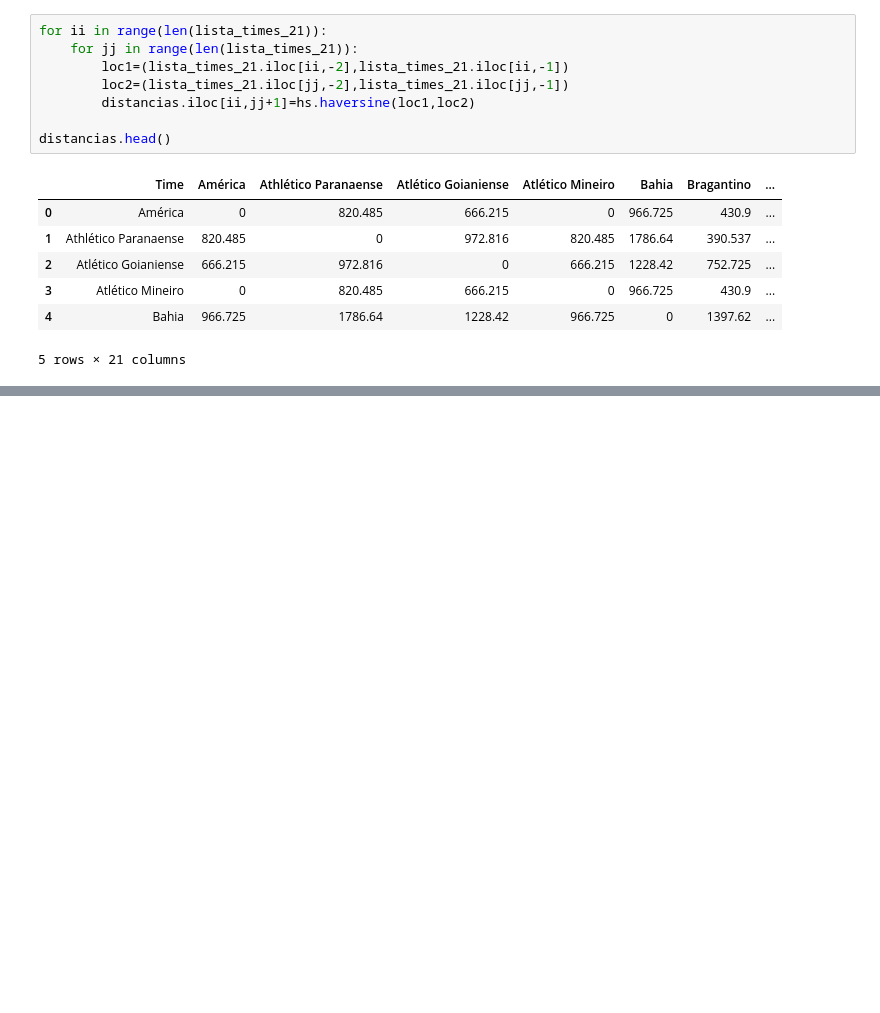
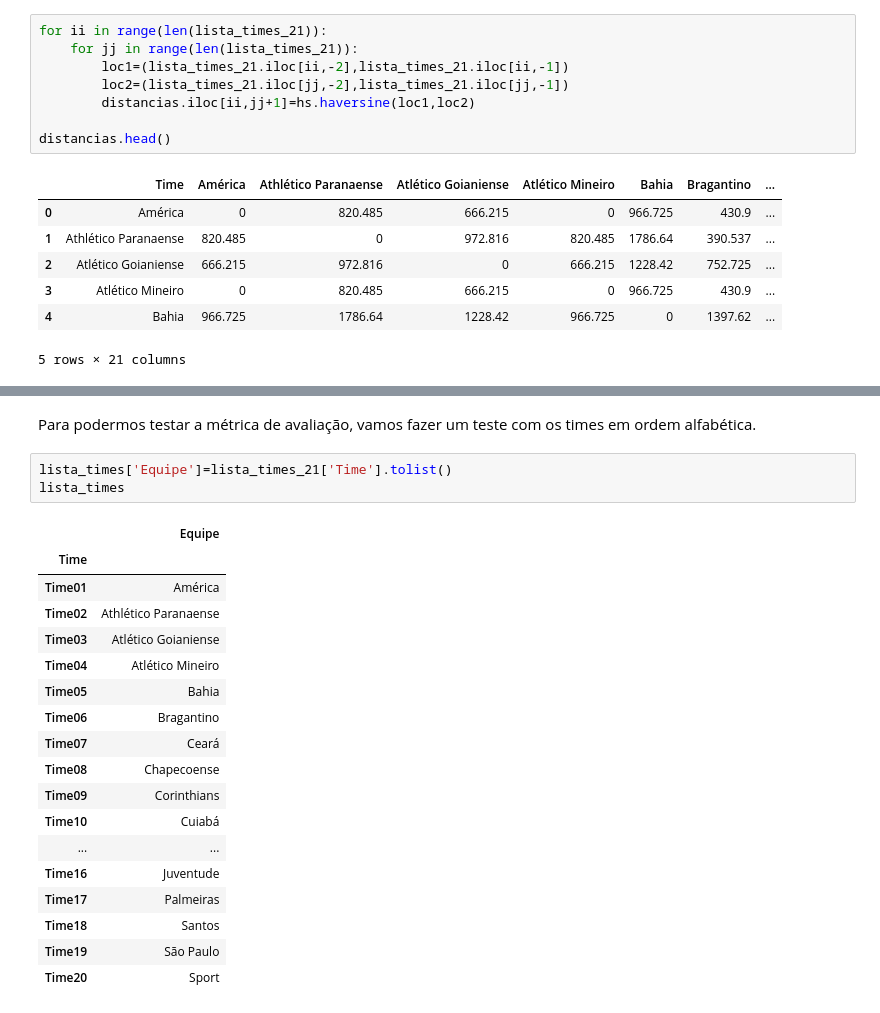
Before and after one commit to rodrigolink/BI_Master, a Jupyter notebook: genetic_algorithm/brasileirao.ipynb, the cells around one changed output, grey strips where cells are left out. Saved outputs shown, nothing was run; the diff lists cells and outputs as text; blank space fills up the shorter version.

```diff
--- a/genetic_algorithm/brasileirao.ipynb
+++ b/genetic_algorithm/brasileirao.ipynb
@@ -359,0 +389,24 @@ distancias.head()
+# %% [markdown]
+Para podermos testar a métrica de avaliação, vamos fazer um teste com os times em ordem alfabética.
+# %%
+lista_times['Equipe']=lista_times_21['Time'].tolist()
+lista_times
+# %% [output]
+|  | Equipe |
+| Time |  |
+| Time01 | América |
+| Time02 | Athlético Paranaense |
+| Time03 | Atlético Goianiense |
+| Time04 | Atlético Mineiro |
+| Time05 | Bahia |
+| Time06 | Bragantino |
+| Time07 | Ceará |
+| Time08 | Chapecoense |
+| Time09 | Corinthians |
+| Time10 | Cuiabá |
+| ... | ... |
+| Time16 | Juventude |
+| Time17 | Palmeiras |
+| Time18 | Santos |
+| Time19 | São Paulo |
+| Time20 | Sport |
```
Also changed, not shown: parts of 41 cells of this notebook.
